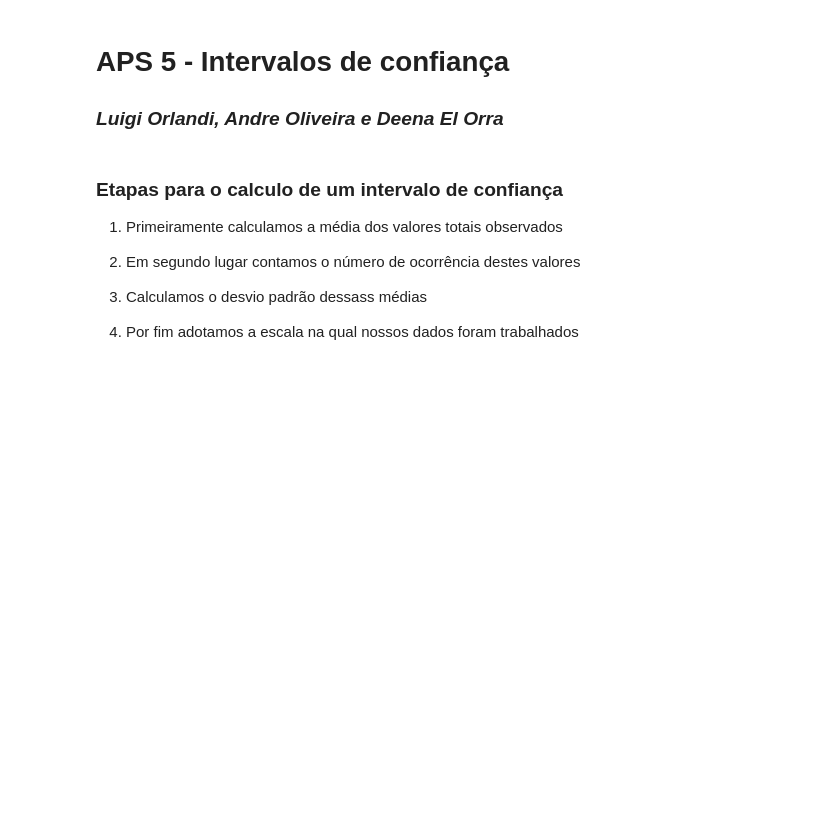
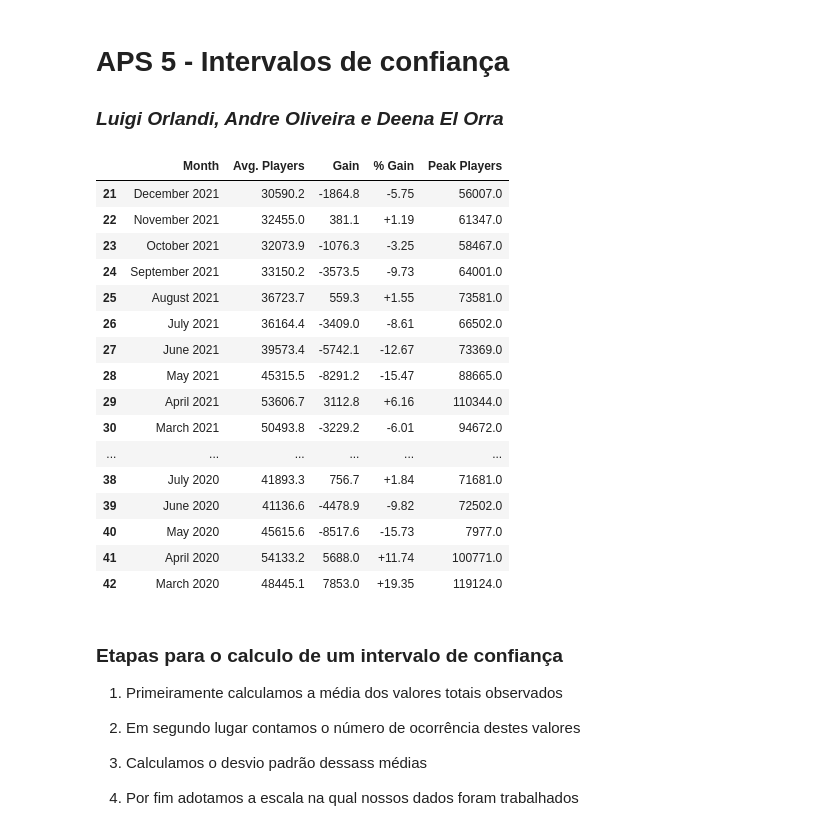
Before and after one commit to guizin-15/APS-5-CDADOS, a Jupyter notebook: main.ipynb, the cells around one changed output. Drawn from its saved outputs; the diff is of its cells as text; code cells hidden in the pictures; blank space fills up the shorter version.

```diff
--- a/main.ipynb
+++ b/main.ipynb
@@ -10,10 +10,30 @@ import matplotlib.pyplot as plt
 # %%
 df = pd.read_csv("data/Rocket Data.csv", encoding="utf-8", delimiter=";", skiprows=0, decimal = ".")
 
 df["Avg. Players"] = df["Avg. Players"].str.replace(',', '').astype(float)
 df["Peak Players"] = df["Peak Players"].str.replace(',', '').astype(float)
 df["Gain"] = df["Gain"].str.replace(',', '').astype(float)
 df["% Gain"] = df["% Gain"].str.replace('%', '')
+
+df_covid = df.iloc[21:43]
+# %% [output]
+|  | Month | Avg. Players | Gain | % Gain | Peak Players |
+| 21 | December 2021 | 30590.2 | -1864.8 | -5.75 | 56007.0 |
+| 22 | November 2021 | 32455.0 | 381.1 | +1.19 | 61347.0 |
+| 23 | October 2021 | 32073.9 | -1076.3 | -3.25 | 58467.0 |
+| 24 | September 2021 | 33150.2 | -3573.5 | -9.73 | 64001.0 |
+| 25 | August 2021 | 36723.7 | 559.3 | +1.55 | 73581.0 |
+| 26 | July 2021 | 36164.4 | -3409.0 | -8.61 | 66502.0 |
+| 27 | June 2021 | 39573.4 | -5742.1 | -12.67 | 73369.0 |
+| 28 | May 2021 | 45315.5 | -8291.2 | -15.47 | 88665.0 |
+| 29 | April 2021 | 53606.7 | 3112.8 | +6.16 | 110344.0 |
+| 30 | March 2021 | 50493.8 | -3229.2 | -6.01 | 94672.0 |
+| ... | ... | ... | ... | ... | ... |
+| 38 | July 2020 | 41893.3 | 756.7 | +1.84 | 71681.0 |
+| 39 | June 2020 | 41136.6 | -4478.9 | -9.82 | 72502.0 |
+| 40 | May 2020 | 45615.6 | -8517.6 | -15.73 | 7977.0 |
+| 41 | April 2020 | 54133.2 | 5688.0 | +11.74 | 100771.0 |
+| 42 | March 2020 | 48445.1 | 7853.0 | +19.35 | 119124.0 |
 # %% [markdown]
 ### **Etapas para o calculo de um intervalo de confiança**
 
```
Also changed, not shown: parts of 3 cells of this notebook, 1 other file.
